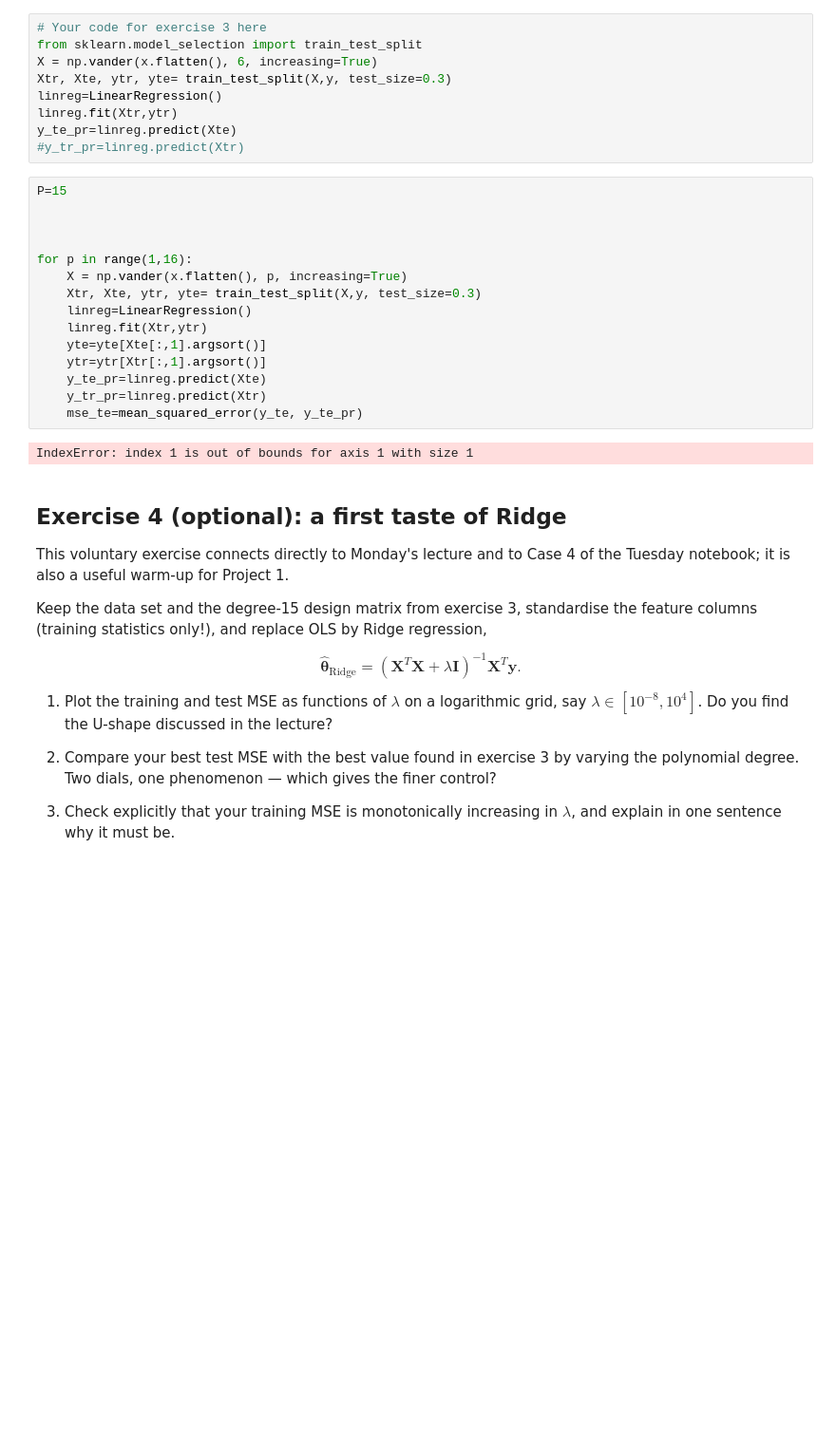
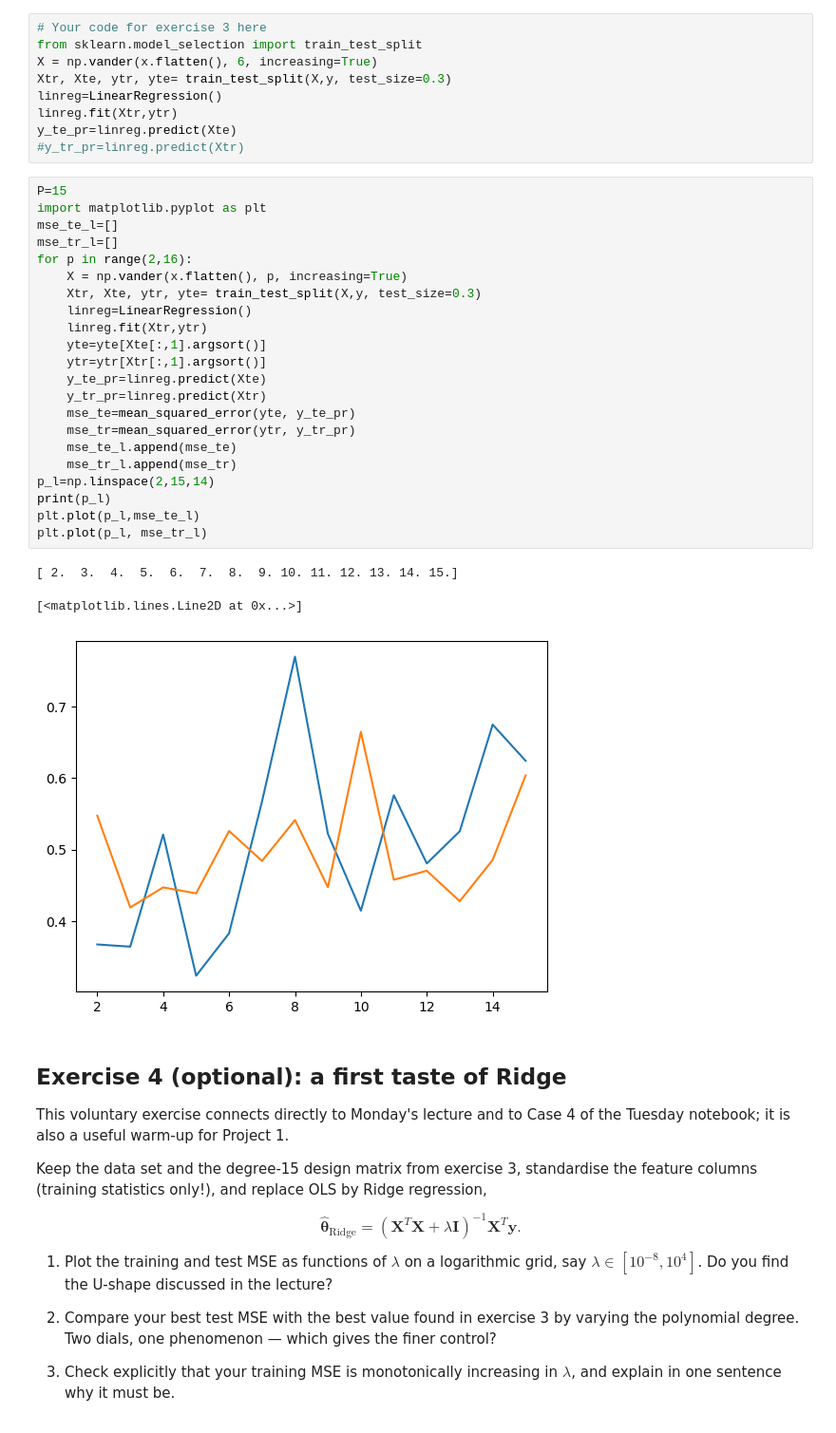
Before and after one commit to carlpd/FYS-STK, a Jupyter notebook: Weekly Excercises/exercisesweek35.ipynb, the cells around one changed output. Shown at 95% size. Saved outputs shown, nothing was run; the diff lists cells and outputs as text; blank space fills up the shorter version.

Commit message:
Har et plott

```diff
--- a/Weekly Excercises/exercisesweek35.ipynb
+++ b/Weekly Excercises/exercisesweek35.ipynb
@@ -291,23 +291,32 @@ linreg=LinearRegression()
 linreg.fit(Xtr,ytr)
 y_te_pr=linreg.predict(Xte)
 #y_tr_pr=linreg.predict(Xtr)
-# %%
-P=15
-
-
-
-for p in range(1,16):
-    X = np.vander(x.flatten(), p, increasing=True)
-    Xtr, Xte, ytr, yte= train_test_split(X,y, test_size=0.3)
-    linreg=LinearRegression()
-    linreg.fit(Xtr,ytr)
-    yte=yte[Xte[:,1].argsort()]
-    ytr=ytr[Xtr[:,1].argsort()]
-    y_te_pr=linreg.predict(Xte)
-    y_tr_pr=linreg.predict(Xtr)
-    mse_te=mean_squared_error(y_te, y_te_pr)
-# %% [output]
-IndexError: index 1 is out of bounds for axis 1 with size 1
+# %%
+P=15
+import matplotlib.pyplot as plt
+mse_te_l=[]
+mse_tr_l=[]
+for p in range(2,16):
+    X = np.vander(x.flatten(), p, increasing=True)
+    Xtr, Xte, ytr, yte= train_test_split(X,y, test_size=0.3)
+    linreg=LinearRegression()
+    linreg.fit(Xtr,ytr)
+    yte=yte[Xte[:,1].argsort()]
+    ytr=ytr[Xtr[:,1].argsort()]
+    y_te_pr=linreg.predict(Xte)
+    y_tr_pr=linreg.predict(Xtr)
+    mse_te=mean_squared_error(yte, y_te_pr)
+    mse_tr=mean_squared_error(ytr, y_tr_pr)
+    mse_te_l.append(mse_te)
+    mse_tr_l.append(mse_tr)
+p_l=np.linspace(2,15,14)
+print(p_l)
+plt.plot(p_l,mse_te_l)
+plt.plot(p_l, mse_tr_l)
+# %% [output]
+[ 2.  3.  4.  5.  6.  7.  8.  9. 10. 11. 12. 13. 14. 15.]
+[<matplotlib.lines.Line2D at 0x...>]
+[figure, added]
 # %% [markdown]
 ## Exercise 4 (optional): a first taste of Ridge
 
```
